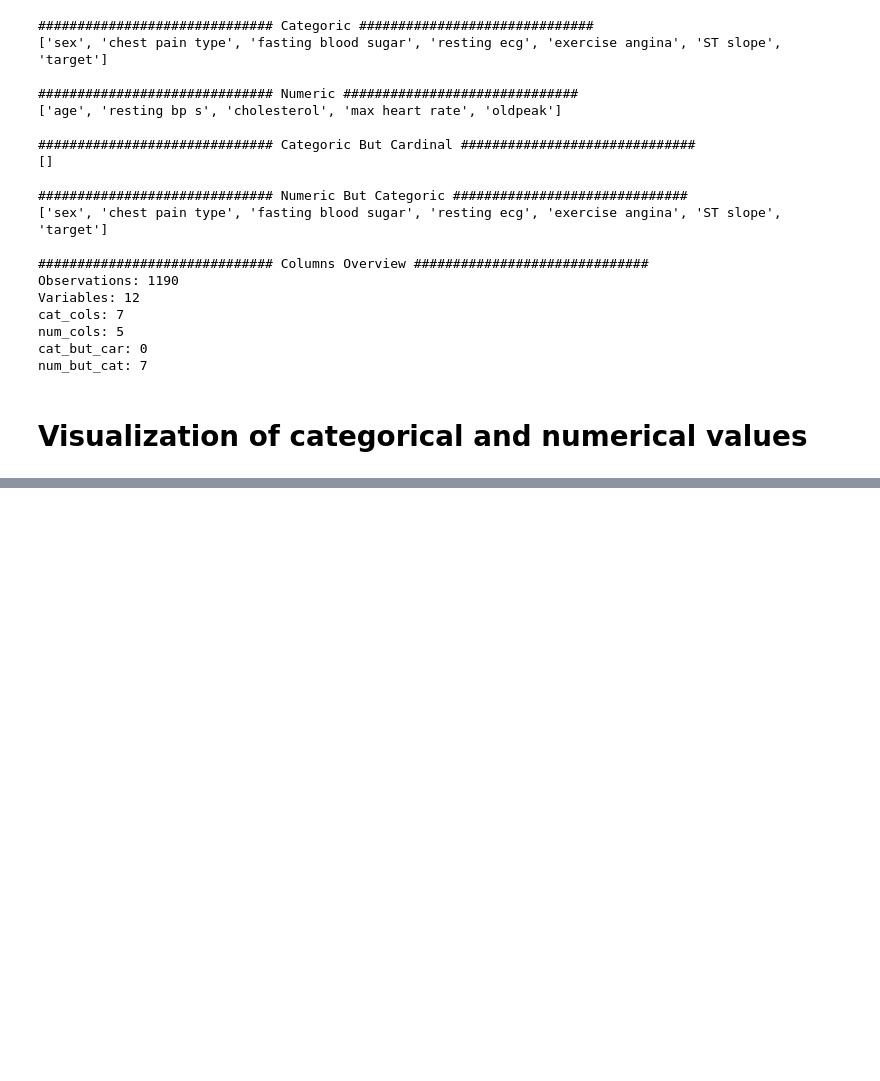
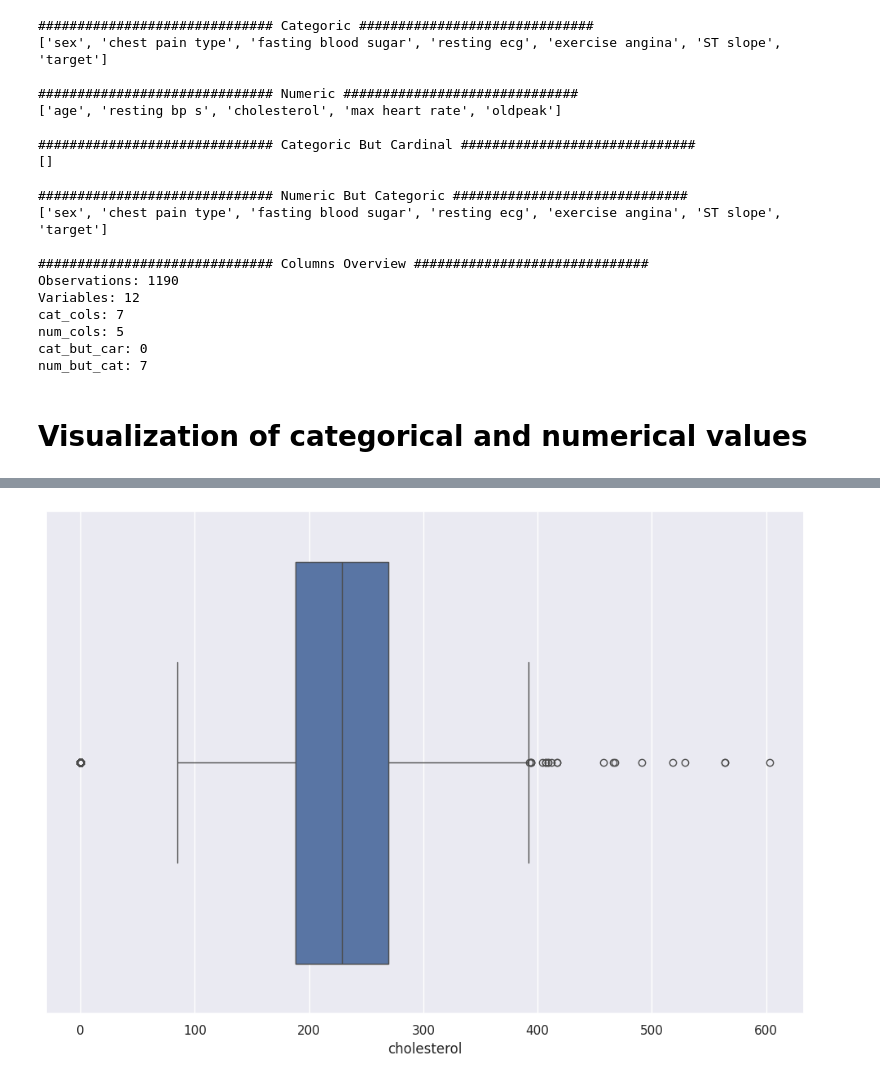
Before and after one commit to Dousery/Heart_Disease_Analysis, a Jupyter notebook: HeartDisease_DataAnalys.ipynb, the cells around one changed output, grey strips where cells are left out. Saved outputs shown, nothing was run; the diff lists cells and outputs as text; code cells hidden in the pictures; blank space fills up the shorter version.

```diff
--- a/HeartDisease_DataAnalys.ipynb
+++ b/HeartDisease_DataAnalys.ipynb
@@ -200,0 +230,6 @@ ST slope
+# %%
+plt.figure(figsize=(12,8))
+sns.boxplot(x=df["cholesterol"])
+plt.show(block=True)
+# %% [output]
+[figure, added]
```
Also changed, not shown: parts of 30 cells of this notebook.
